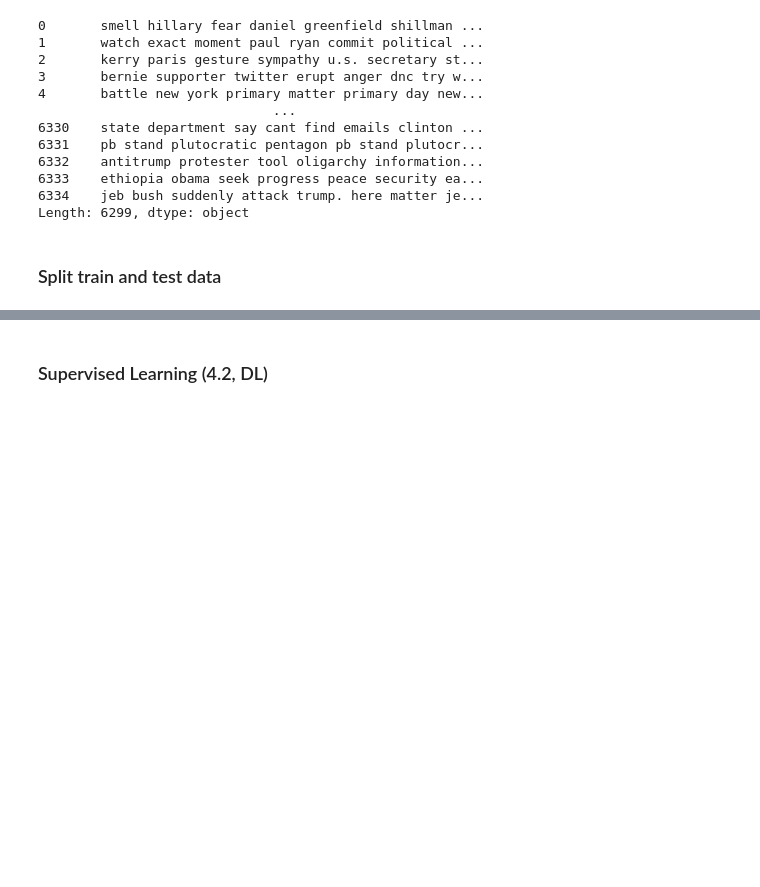
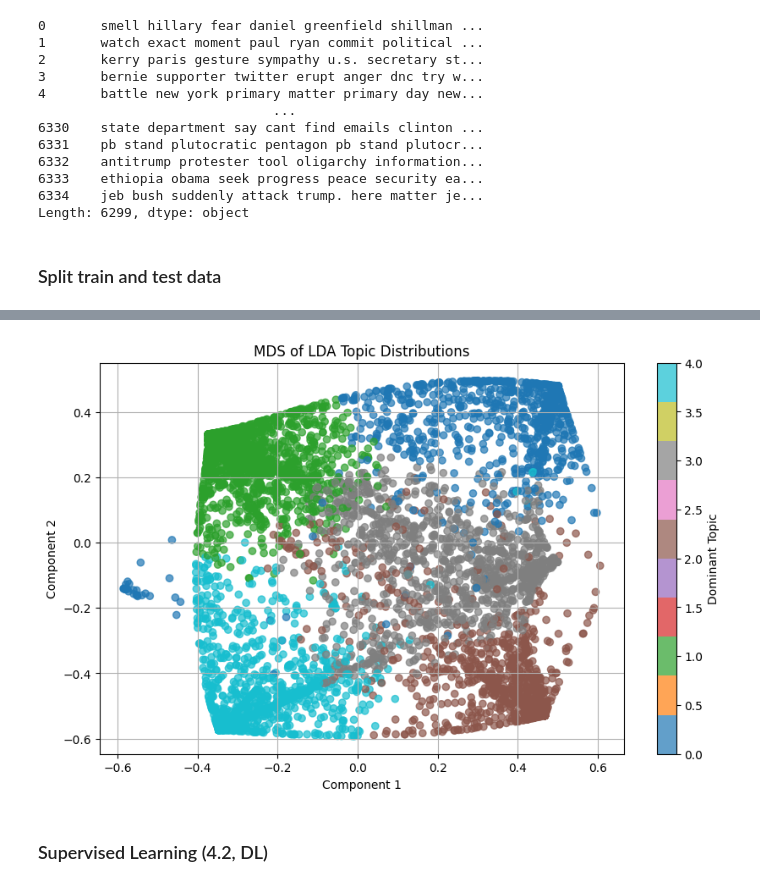
Before and after one commit to NikosKontou/ITC6110, a Jupyter notebook: kontoudakis-petrou-chistodoulidi.ipynb, the cells around one changed output, grey strips where cells are left out. Saved outputs shown, nothing was run; the diff lists cells and outputs as text; code cells hidden in the pictures; blank space fills up the shorter version.

```diff
--- a/kontoudakis-petrou-chistodoulidi.ipynb
+++ b/kontoudakis-petrou-chistodoulidi.ipynb
@@ -455,0 +473,8 @@ plt.show()
+# %%
+#train LDA model
+from gensim.models import LdaModel
+
+lda_model = LdaModel(corpus=corpus, id2word=dictionary, num_topics=5, passes=10, random_state=42)
+
+for idx, topic in lda_model.print_topics():
+    print(f"Topic {idx}: {topic}\n")
@@ -456,3 +500,38 @@ plt.show()
+# %%
+# Create a matrix where each row is the topic distribution for a document
+topic_distributions = []
+
+for doc in corpus:
+    topic_probs = lda_model.get_document_topics(doc, minimum_probability=0)
+    topic_vector = [prob for _, prob in topic_probs]
+    topic_distributions.append(topic_vector)
+
+topic_distributions = np.array(topic_distributions)
+# %%
+#compute distance matrix
+distance_matrix = cosine_distances(topic_distributions)
+
+#Apply MDS for 2D Projection
+from sklearn.manifold import MDS
+
+mds = MDS(n_components=2, dissimilarity="precomputed", random_state=42)
+mds_coords = mds.fit_transform(distance_matrix)
+# %%
+dominant_topics = np.argmax(topic_distributions, axis=1)
+# %%
+#plot results
+import matplotlib.pyplot as plt
+
+plt.figure(figsize=(10, 6))
+scatter = plt.scatter(mds_coords[:, 0], mds_coords[:, 1], c=dominant_topics, cmap='tab10', alpha=0.7)
+plt.title("MDS of LDA Topic Distributions")
+plt.xlabel("Component 1")
+plt.ylabel("Component 2")
+plt.colorbar(scatter, label="Dominant Topic")
+plt.grid(True)
+plt.show()
+# %% [output]
+[figure, added]
 # %% [markdown]
 ### Supervised Learning (4.2, DL)
 # %%
```
Also changed, not shown: parts of 15 cells of this notebook.
